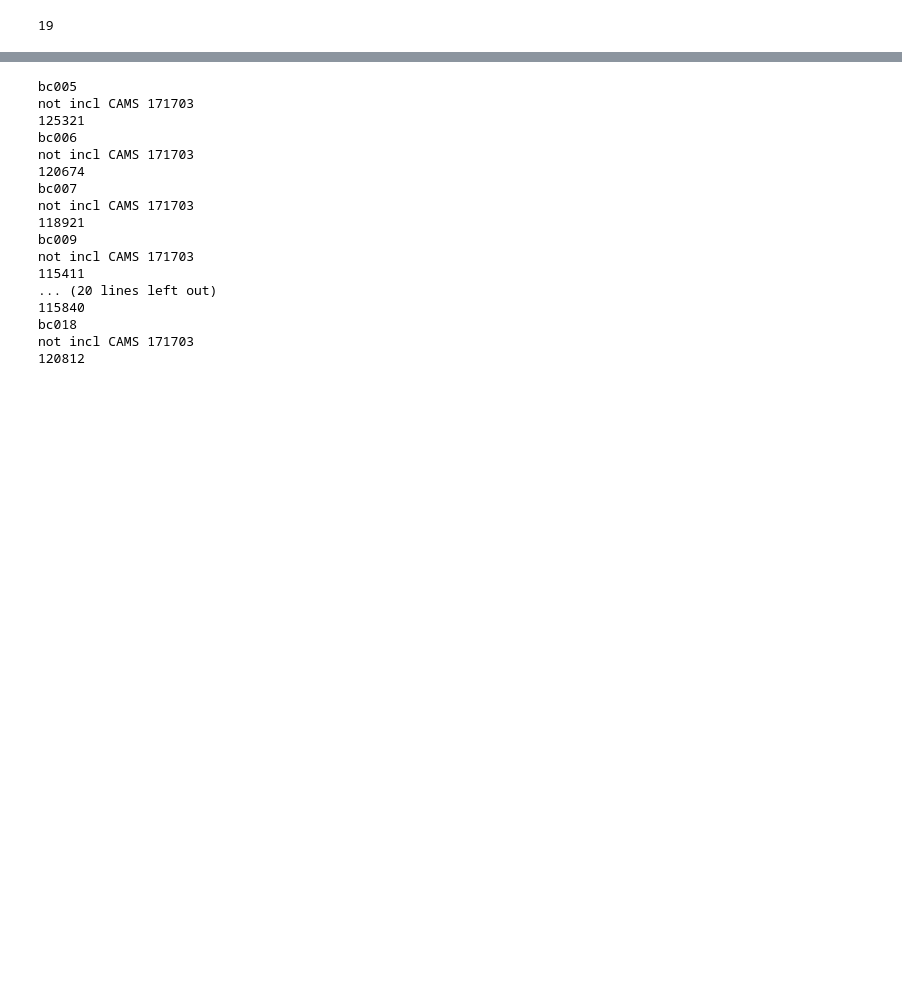
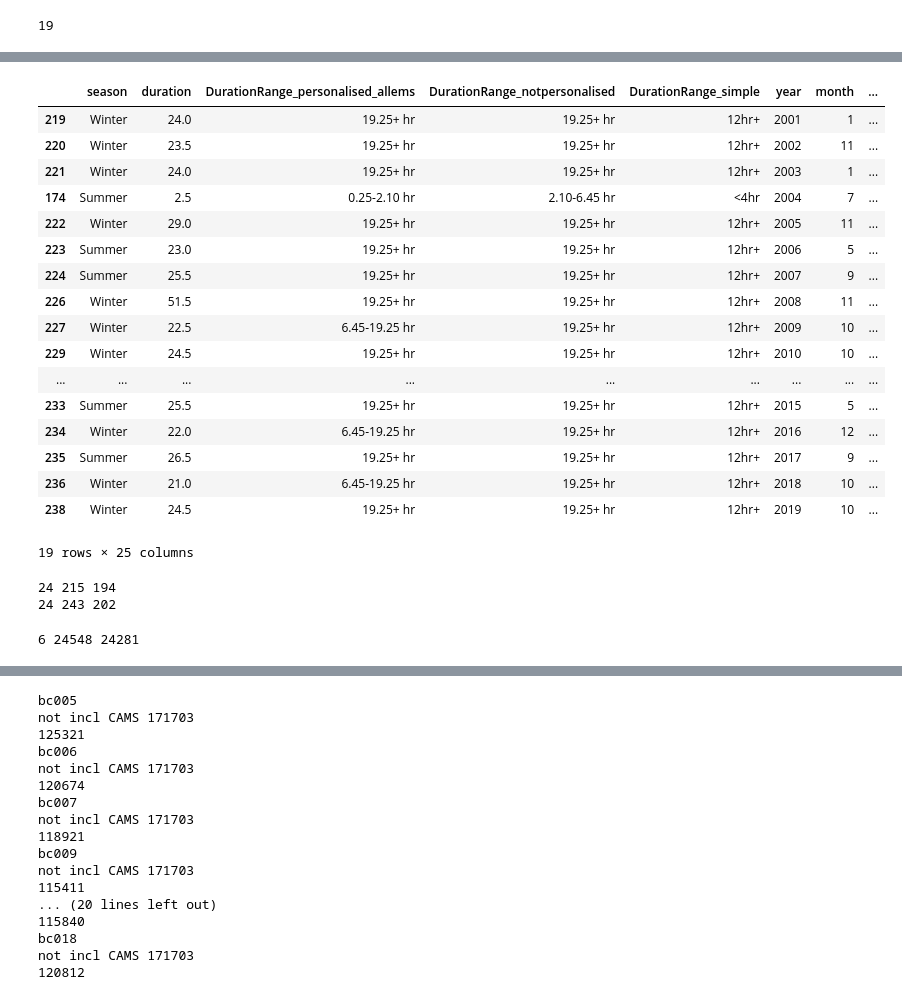
Before and after one commit to masher92/UKCP18, a Jupyter notebook: FindIndependentRainfallEvents/ProcessEvents/CheckingFileNumbers.ipynb, the cells around one changed output, grey strips where cells are left out. Drawn from its saved outputs; the diff is of its cells as text; code cells hidden in the pictures; blank space fills up the shorter version.

```diff
--- a/FindIndependentRainfallEvents/ProcessEvents/CheckingFileNumbers.ipynb
+++ b/FindIndependentRainfallEvents/ProcessEvents/CheckingFileNumbers.ipynb
@@ -147,0 +289,53 @@ bb225
+# %%
+matching_rows.sort_values(by=['gauge_num', 'year'], ascending=[True, True])
+# %% [output]
+|  | season | duration | DurationRange_personalised_allems | DurationRange_notpersonalised | DurationRange_simple | year | month | ... |
+| 219 | Winter | 24.0 | 19.25+ hr | 19.25+ hr | 12hr+ | 2001 | 1 | ... |
+| 220 | Winter | 23.5 | 19.25+ hr | 19.25+ hr | 12hr+ | 2002 | 11 | ... |
+| 221 | Winter | 24.0 | 19.25+ hr | 19.25+ hr | 12hr+ | 2003 | 1 | ... |
+| 174 | Summer | 2.5 | 0.25-2.10 hr | 2.10-6.45 hr | <4hr | 2004 | 7 | ... |
+| 222 | Winter | 29.0 | 19.25+ hr | 19.25+ hr | 12hr+ | 2005 | 11 | ... |
+| 223 | Summer | 23.0 | 19.25+ hr | 19.25+ hr | 12hr+ | 2006 | 5 | ... |
+| 224 | Summer | 25.5 | 19.25+ hr | 19.25+ hr | 12hr+ | 2007 | 9 | ... |
+| 226 | Winter | 51.5 | 19.25+ hr | 19.25+ hr | 12hr+ | 2008 | 11 | ... |
+| 227 | Winter | 22.5 | 6.45-19.25 hr | 19.25+ hr | 12hr+ | 2009 | 10 | ... |
+| 229 | Winter | 24.5 | 19.25+ hr | 19.25+ hr | 12hr+ | 2010 | 10 | ... |
+| ... | ... | ... | ... | ... | ... | ... | ... | ... |
+| 233 | Summer | 25.5 | 19.25+ hr | 19.25+ hr | 12hr+ | 2015 | 5 | ... |
+| 234 | Winter | 22.0 | 6.45-19.25 hr | 19.25+ hr | 12hr+ | 2016 | 12 | ... |
+| 235 | Summer | 26.5 | 19.25+ hr | 19.25+ hr | 12hr+ | 2017 | 9 | ... |
+| 236 | Winter | 21.0 | 6.45-19.25 hr | 19.25+ hr | 12hr+ | 2018 | 10 | ... |
+| 238 | Winter | 24.5 | 19.25+ hr | 19.25+ hr | 12hr+ | 2019 | 10 | ... |
+19 rows × 25 columns
+# %%
+### But then if we filter to just show events which are AMAX producing for a certain duration, the numbers should
+# be the same again
+ems_future = ['bb192', 'bb195']
+for em in ems_future:
+    this_em = future_allevents_test[future_allevents_test['em']==em]
+    ## Get just the events for this duration
+    future_allevents_6h = this_em[this_em['dur_for_which_this_is_amax'].apply(
+        lambda x: isinstance(x, list) and str(duration) in x or x == str(duration))]
+    # Keep only the part0 events
+    matching_rows = future_allevents_6h[future_allevents_6h["filename"].str.contains('part0', na=False)]
+    print(duration, len(future_allevents_6h), len(matching_rows))
+# %% [output]
+24 215 194
+24 243 202
+# %%
+em='bb195'
+duration = '6'
+
+# Get just the events for this em
+this_em = future_allevents[future_allevents['em']==em]
+
+## Get just the events for this duration
+future_allevents_6h = this_em[this_em['dur_for_which_this_is_amax'].apply(
+    lambda x: isinstance(x, list) and str(duration) in x or x == str(duration))]
+
+# Keep only the part0 events
+matching_rows = future_allevents_6h[future_allevents_6h["filename"].str.contains('part0', na=False)]
+
+print(duration, len(future_allevents_6h), len(matching_rows))
+# %% [output]
+6 24548 24281
```
Also changed, not shown: parts of 27 cells of this notebook, 43 other files.
